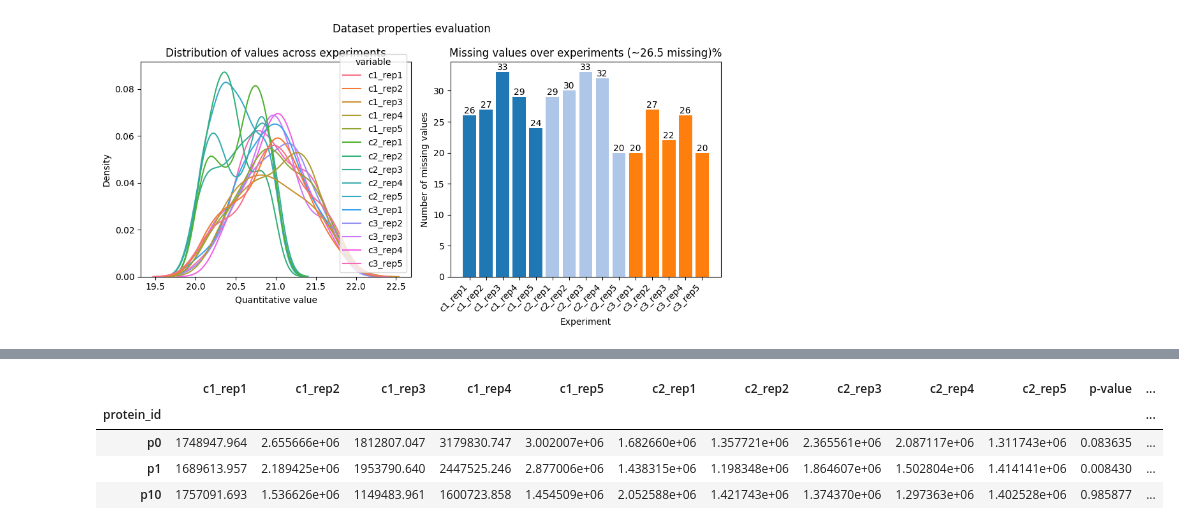
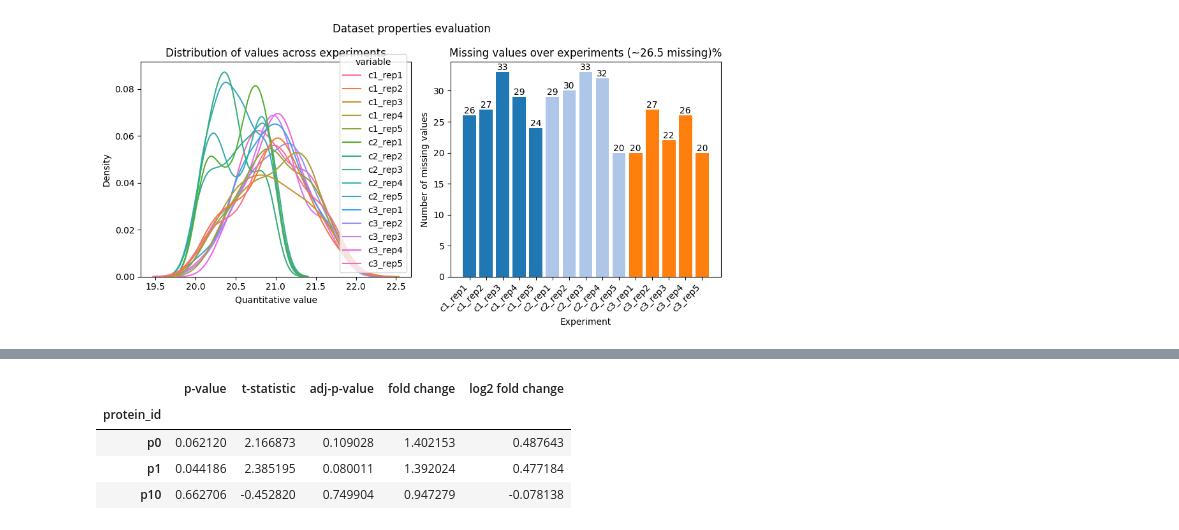
Before and after one commit to dialectos-ai/omicspylib, a Jupyter notebook: examples/proteins-dataset-pairwise-comparison.ipynb, the cells around one changed output, grey strips where cells are left out. Saved outputs shown, nothing was run; the diff lists cells and outputs as text; code cells hidden in the pictures.

```diff
--- a/examples/proteins-dataset-pairwise-comparison.ipynb
+++ b/examples/proteins-dataset-pairwise-comparison.ipynb
@@ -79,12 +79,12 @@ plt.show()
 # %%
 imputed_dataset = grp_mean_l2_imputed_dset.log2_backtransform()
 comparison = PairwiseComparisonTTestFC(imputed_dataset, condition_a='c1', condition_b='c2')
-result = comparison.compare(pval_adj_method='fdr_bh')
-result.head(3)
+ttest_results = comparison.compare(pval_adj_method='fdr_bh')
+ttest_results.head(3)
 # %% [output]
-|  | c1_rep1 | c1_rep2 | c1_rep3 | c1_rep4 | c1_rep5 | c2_rep1 | c2_rep2 | c2_rep3 | c2_rep4 | c2_rep5 | p-value | ... |
-| protein_id |  |  |  |  |  |  |  |  |  |  |  | ... |
-| p0 | 1748947.964 | 2.655666e+06 | 1812807.047 | 3179830.747 | 3.002007e+06 | 1.682660e+06 | 1.357721e+06 | 2.365561e+06 | 2.087117e+06 | 1.311743e+06 | 0.083635 | ... |
-| p1 | 1689613.957 | 2.189425e+06 | 1953790.640 | 2447525.246 | 2.877006e+06 | 1.438315e+06 | 1.198348e+06 | 1.864607e+06 | 1.502804e+06 | 1.414141e+06 | 0.008430 | ... |
-| p10 | 1757091.693 | 1.536626e+06 | 1149483.961 | 1600723.858 | 1.454509e+06 | 2.052588e+06 | 1.421743e+06 | 1.374370e+06 | 1.297363e+06 | 1.402528e+06 | 0.985877 | ... |
+|  | p-value | t-statistic | adj-p-value | fold change | log2 fold change |
+| protein_id |  |  |  |  |  |
+| p0 | 0.062120 | 2.166873 | 0.109028 | 1.402153 | 0.487643 |
+| p1 | 0.044186 | 2.385195 | 0.080011 | 1.392024 | 0.477184 |
+| p10 | 0.662706 | -0.452820 | 0.749904 | 0.947279 | -0.078138 |
 # %%
```
Also changed, not shown: parts of 4 cells of this notebook, 3 other files.
